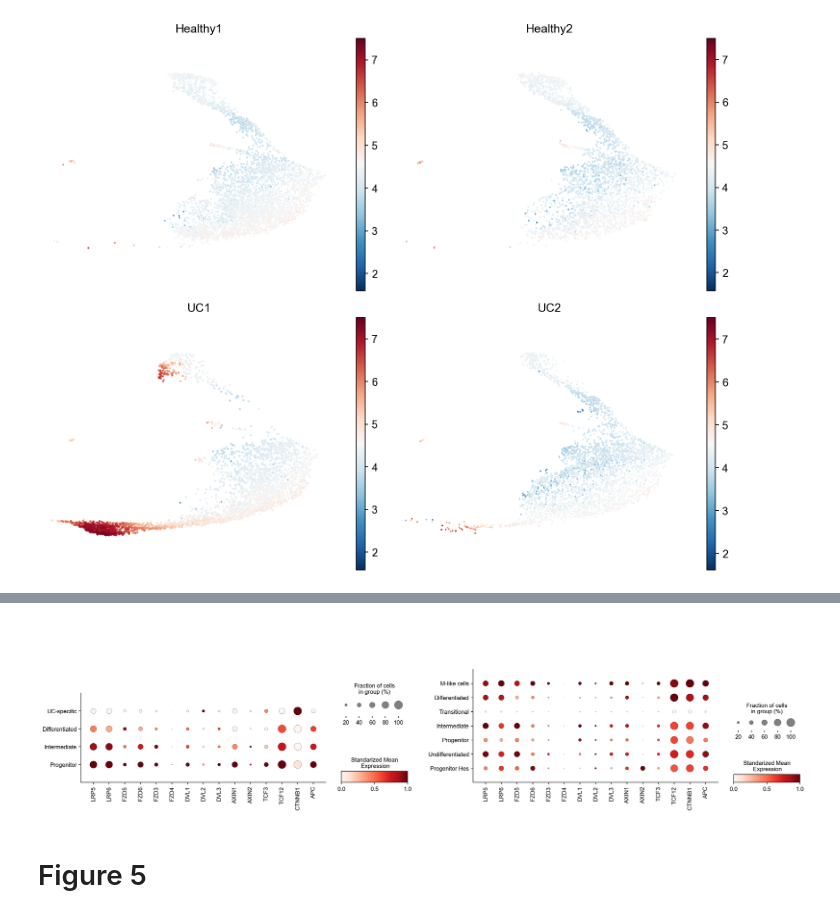
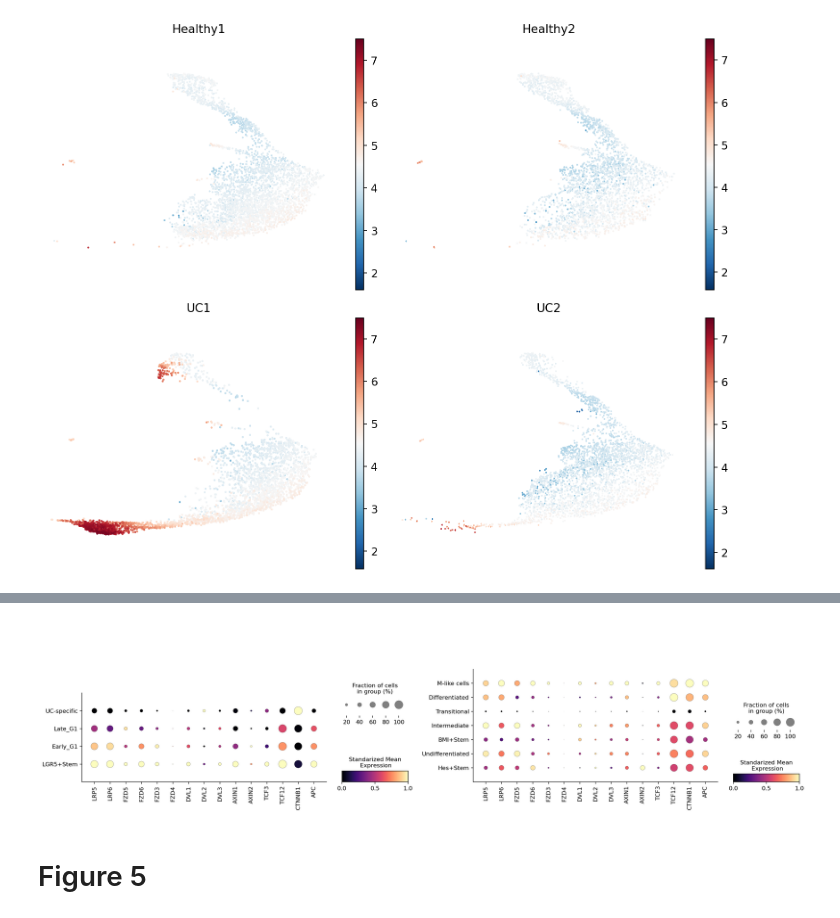
Before and after one commit to Parkos-and-Nusrat-Lab/RUNX2-promotes-epigenetic-WNT-signaling-in-inflamed-intestinal-epithelial-cells, a Jupyter notebook: python/Figures DotPlots and UMAP.ipynb, the cells around one changed output, grey strips where cells are left out. Cells and saved outputs as stored; diff of their text form; code cells hidden in the pictures.

```diff
--- a/python/Figures DotPlots and UMAP.ipynb
+++ b/python/Figures DotPlots and UMAP.ipynb
@@ -48,7 +52,7 @@ def split_umap(adata, split_by, ncol=2, nrow=None, save=False, **kwargs):
         fig.savefig('split_umap.png',transparent=None, dpi=600)
 # %%
 #Loading File with MAGIC Imputation
-adata =  sc.read_h5ad('Full_Seurat_Magic.h5ad')
+adata =  sc.read_h5ad('/nfs/turbo/umms-cparkos/globus/Ismael/Seurat_full_magic.h5ad')
 # %%
 new_names = ['Transitional_2D',"Late_G1_3D", "Differentiated_2D", "Early_G1_3D",
              "Intermediate_2D", "BMI+Stem_2D", "LGR5+Stem_3D", "Undifferentiated_2D", "M-like_2D",
@@ -112,35 +118,37 @@ sc.pl.dotplot(adata_2d, ["LRP5","LRP6", "FZD5", "FZD6","FZD3", "FZD4",
 # %%
 #Figure 4D
 only_3d = adata[adata.obs['cell_anno'].isin(["LGR5+Stem_3D","Early_G1_3D","Late_G1_3D","UC-specific_3D"])]
 
 
-new_names2 = ['Differentiated','Intermediate','Progenitor','UC-specific']
+new_names2 = ['Late_G1','Early_G1','LGR5+Stem','UC-specific']
 only_3d.rename_categories('cell_anno', new_names2)
 
 only_2d = adata[adata.obs['cell_anno'].isin(["BMI+Stem_2D","Undifferentiated_2D","Hes+Stem_2D","Transitional_2D",
                                                 'Intermediate_2D','Differentiated_2D','M-like_2D'])]
-new_names2 = ['Undifferentiated','Intermediate','Differentiated','Progenitor','Transitional','M-like cells','Progenitor Hes']
+new_names2 = ['Undifferentiated','Intermediate','Differentiated','BMI+Stem','Transitional','M-like cells','Hes+Stem']
 only_2d.rename_categories('cell_anno', new_names2)
 
 fig, axs = plt.subplots(1, 2, figsize=(22, 5))
 sc.pl.dotplot(only_3d, ["LRP5","LRP6", "FZD5", "FZD6","FZD3", "FZD4",
                       "DVL1", "DVL2", "DVL3", "AXIN1", "AXIN2","TCF3", "TCF12",
-                      "CTNNB1","APC"], categories_order = ["UC-specific","Differentiated","Intermediate","Progenitor"],
+                      "CTNNB1","APC"], categories_order = ["UC-specific","Late_G1","Early_G1","LGR5+Stem"],
+              cmap = "magma",
               groupby = ['cell_anno'], standard_scale="var", colorbar_title = "Standarized Mean\n Expression",
               ax=axs[0],show=False)
 
 
 sc.pl.dotplot(only_2d, ["LRP5","LRP6", "FZD5", "FZD6","FZD3", "FZD4",
                       "DVL1", "DVL2", "DVL3", "AXIN1", "AXIN2","TCF3", "TCF12",
                       "CTNNB1","APC"],
               categories_order = ['M-like cells','Differentiated',"Transitional",'Intermediate',
-                                  "Progenitor","Undifferentiated","Progenitor Hes"],
+                                  "BMI+Stem","Undifferentiated","Hes+Stem"],
+              cmap = "magma",
               groupby = ['cell_anno'], standard_scale="var", colorbar_title = "Standarized Mean\n Expression",
               ax=axs[1])
 
 #fig.savefig('DotPlot_Figure_4D.png', transparent = False, dpi = 600)
 # %% [output]
-[figure, old version]
+[figure, new version]
 # %% [markdown]
 # Figure 5
 # %%
```
Also changed, not shown: parts of 7 cells of this notebook.
